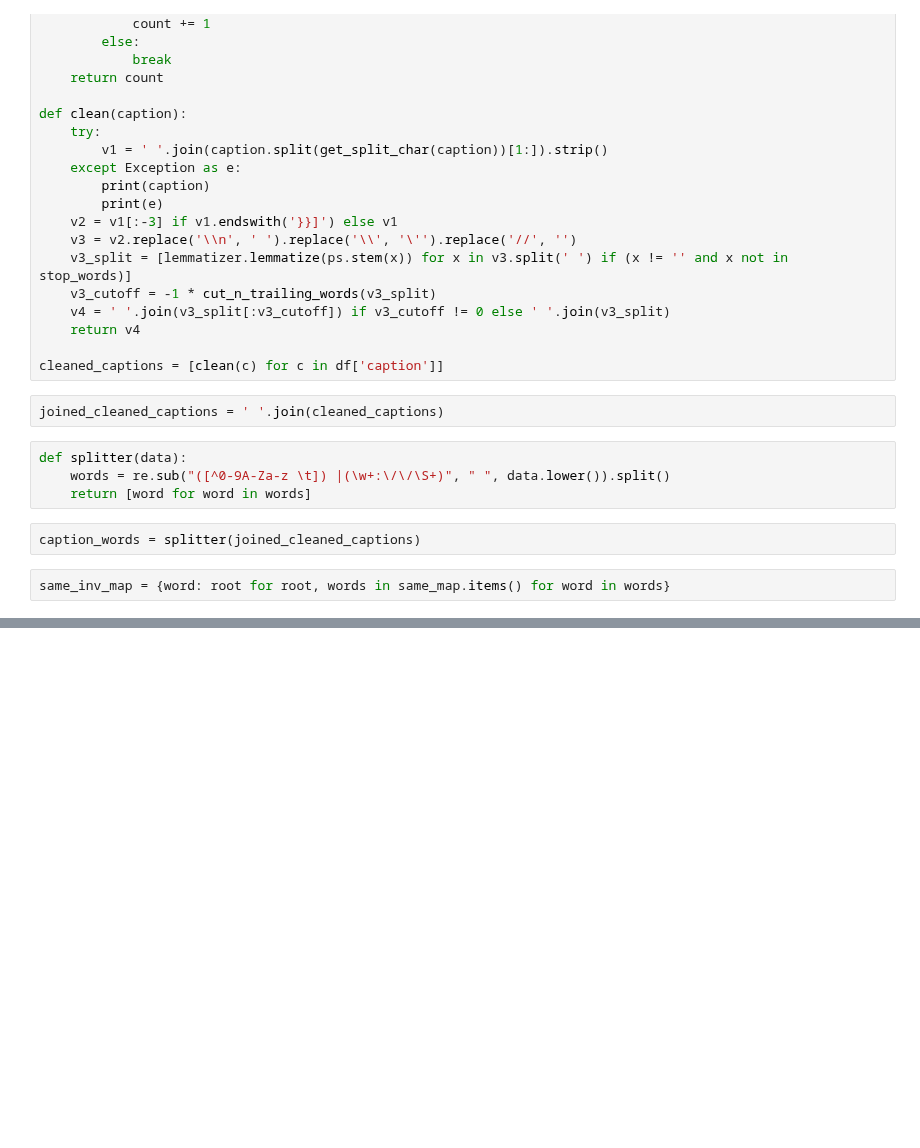
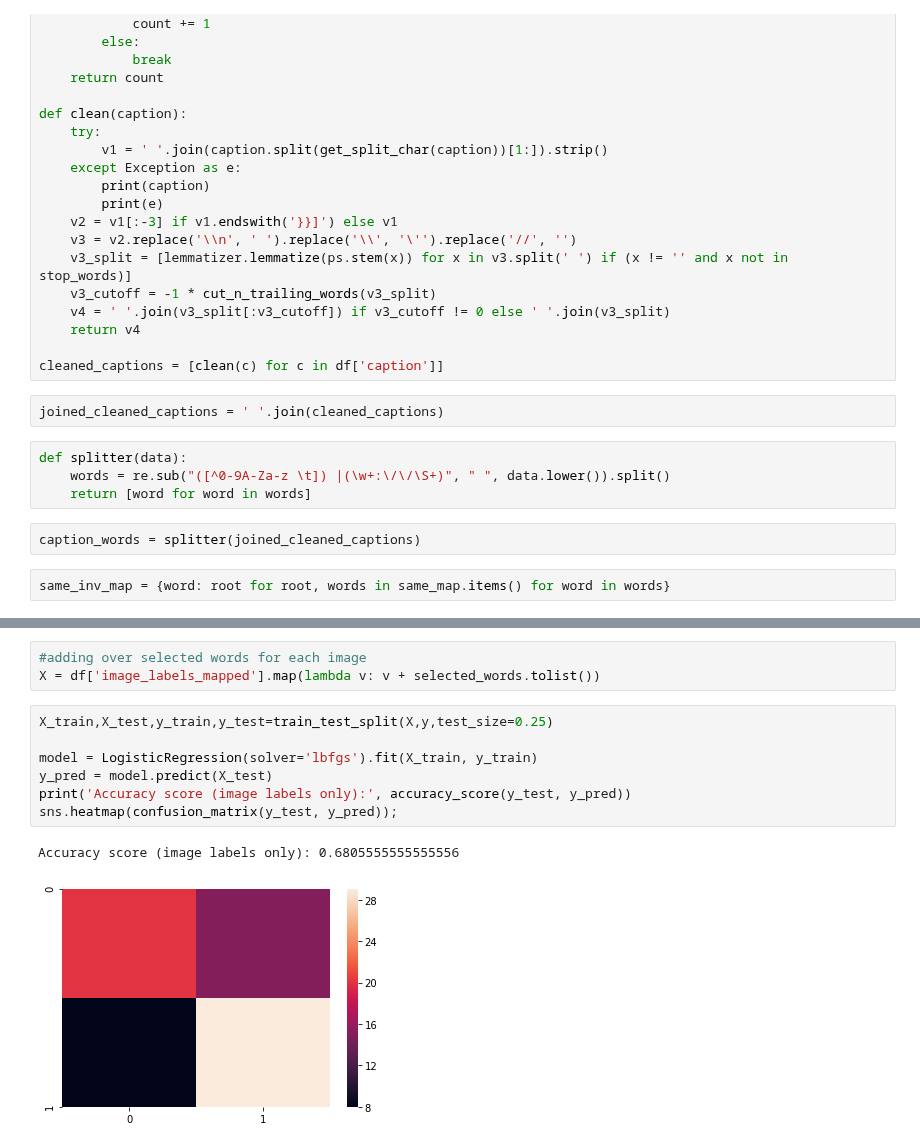
Before and after one commit to abhi-vik/ugc-analytics, a Jupyter notebook: assignments/fourth/Task A.ipynb, the cells around one changed output, grey strips where cells are left out. Saved outputs shown, nothing was run; the diff lists cells and outputs as text; blank space fills up the shorter version.

```diff
--- a/assignments/fourth/Task A.ipynb
+++ b/assignments/fourth/Task A.ipynb
@@ -429,0 +399,13 @@ count_occurences(df['image_labels'])
+# %%
+#adding over selected words for each image
+X = df['image_labels_mapped'].map(lambda v: v + selected_words.tolist())
+# %%
+X_train,X_test,y_train,y_test=train_test_split(X,y,test_size=0.25)
+
+model = LogisticRegression(solver='lbfgs').fit(X_train, y_train)
+y_pred = model.predict(X_test)
+print('Accuracy score (image labels only):', accuracy_score(y_test, y_pred))
+sns.heatmap(confusion_matrix(y_test, y_pred));
+# %% [output]
+Accuracy score (image labels only): 0.6805555555555556
+[figure, added]
```
Also changed, not shown: parts of 10 cells of this notebook.
